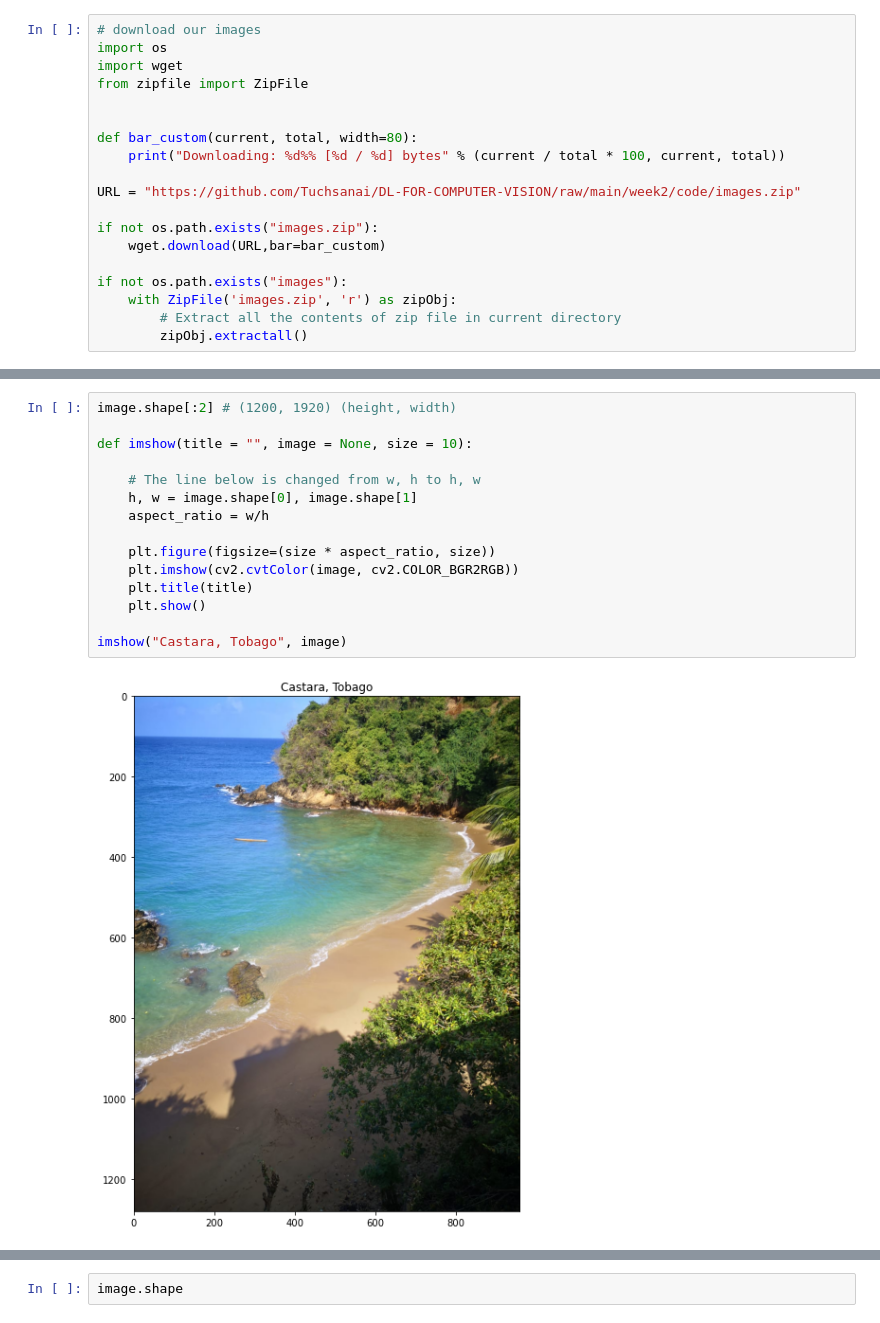
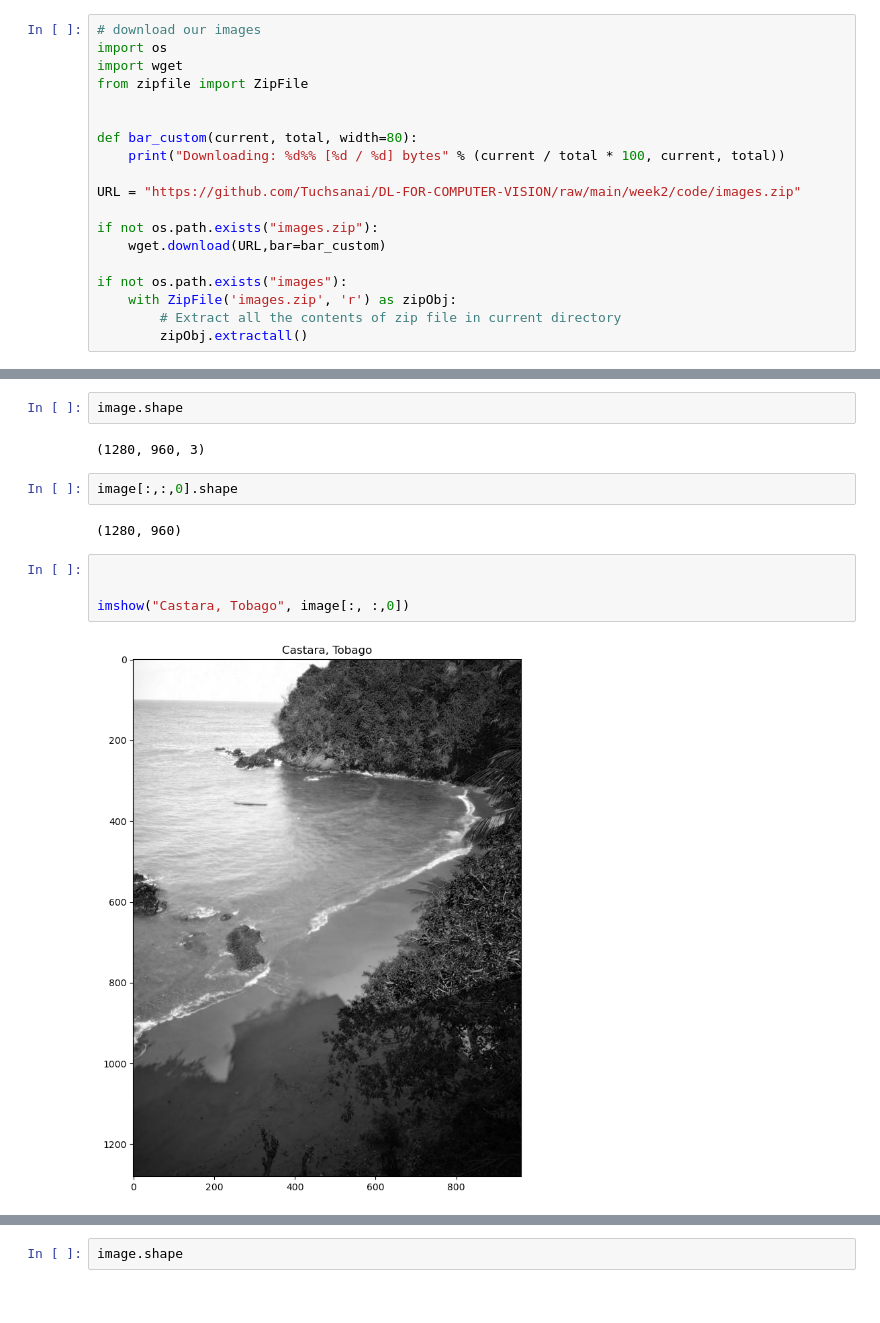
Before and after one commit to Tuchsanai/DL-FOR-COMPUTER-VISION, a Jupyter notebook: week2/code/2. Grayscaling Images.ipynb, the cells around one changed output, grey strips where cells are left out. Drawn from its saved outputs; the diff is of its cells as text.

```diff
--- a/week2/code/2. Grayscaling Images.ipynb
+++ b/week2/code/2. Grayscaling Images.ipynb
@@ -68,20 +57,17 @@ NameError: name 'imshow' is not defined
-# %%
-image.shape[:2] # (1200, 1920) (height, width)
-
-def imshow(title = "", image = None, size = 10):
-
-    # The line below is changed from w, h to h, w
-    h, w = image.shape[0], image.shape[1]
-    aspect_ratio = w/h
-
-    plt.figure(figsize=(size * aspect_ratio, size))
-    plt.imshow(cv2.cvtColor(image, cv2.COLOR_BGR2RGB))
-    plt.title(title)
-    plt.show()
-
-imshow("Castara, Tobago", image)
-# %% [output]
-[figure, removed]
+# %%
+image.shape
+# %% [output]
+(1280, 960, 3)
+# %%
+image[:,:,0].shape
+# %% [output]
+(1280, 960)
+# %%
+
+
+imshow("Castara, Tobago", image[:, :,0])
+# %% [output]
+[figure, added]
 # %%
 # We use cvtColor, to convert to grayscale
 # It takes 2 arguments, the first being the input image
```
Also changed, not shown: parts of 3 cells of this notebook.
